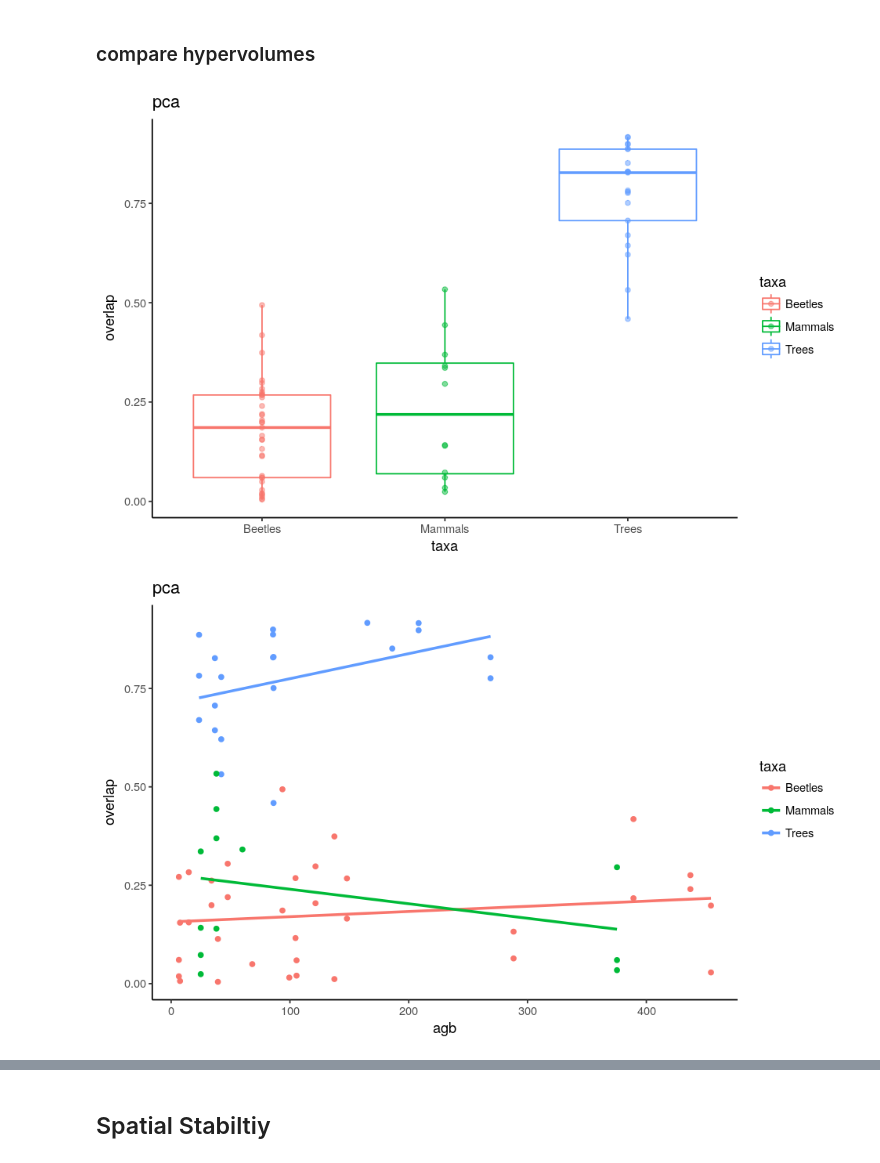
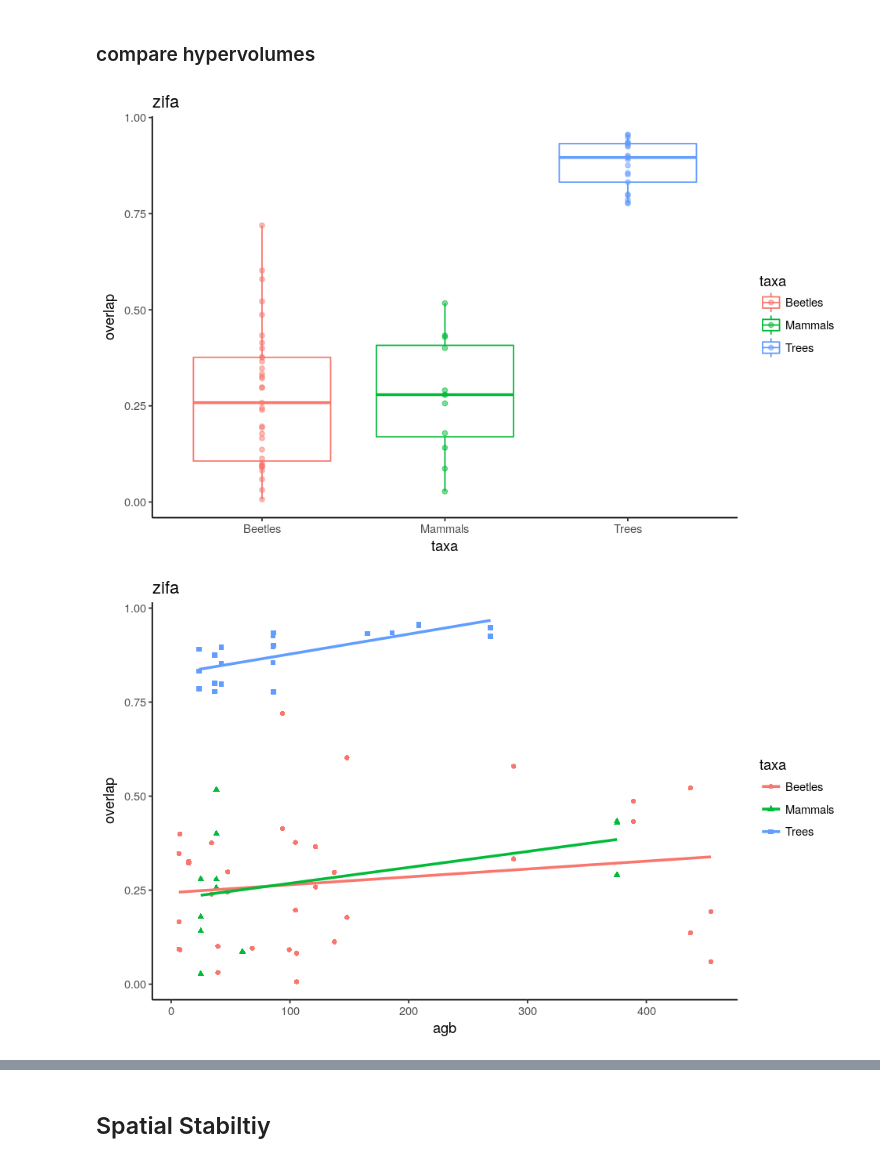
Before and after one commit to dbridg15/masters_project, a Jupyter notebook: Code/comparing_hypervolumes.ipynb, the cells around one changed output, grey strips where cells are left out. Saved outputs shown, nothing was run; the diff lists cells and outputs as text; code cells hidden in the pictures.

Commit message:
nearly ready to worry about figures

```diff
--- a/Code/comparing_hypervolumes.ipynb
+++ b/Code/comparing_hypervolumes.ipynb
@@ -140,7 +176,7 @@ Comparing Hypervolume 40  of  40 :  VJR_P2-P3
 # %% [markdown]
 ### compare hypervolumes
 # %%
-kind = "pca"  # "zifa"
+kind = "zifa"  # "zifa"
 # %%
 # set up dataframe for plotting
 trees_agb = read.csv("../Results/trees_agb.csv")
@@ -185,17 +221,17 @@ plt = plt + theme_classic()
 plt = plt + ggtitle(kind)
 print(plt)
 # %% [output]
-[figure, old version]
+[figure, new version]
 # %%
 # overlap by agb
-plt = ggplot(data = ovlp, aes(x = agb, y = overlap, color = taxa))
+plt = ggplot(data = ovlp, aes(x = agb, y = overlap, color = taxa, shape = taxa))
 plt = plt + geom_point()
 plt = plt + geom_smooth(method = 'lm', se = F)
 plt = plt + theme_classic()
 plt = plt + ggtitle(kind)
 print(plt)
 # %% [output]
-[figure, old version]
+[figure, new version]
 # %%
 # overlap by log(agb)
 plt = ggplot(data = ovlp, aes(x = logagb, y = overlap, color = taxa))
```
Also changed, not shown: parts of 6 cells of this notebook, 1 other file.
